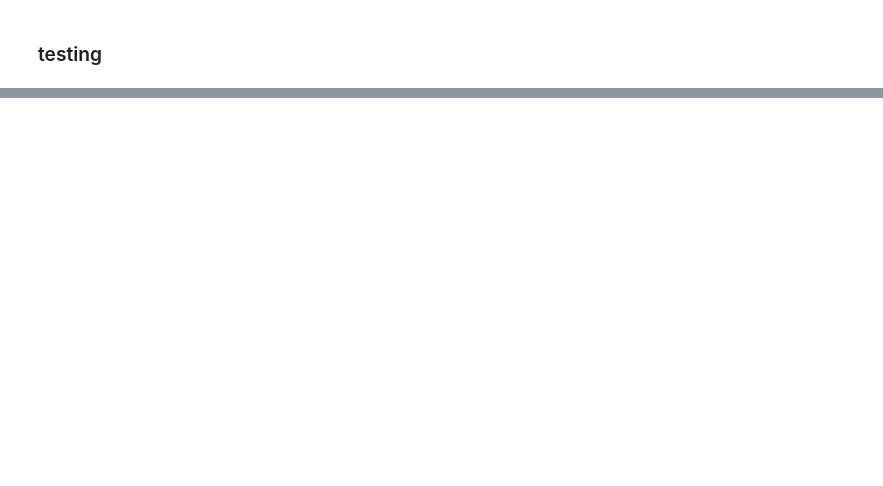
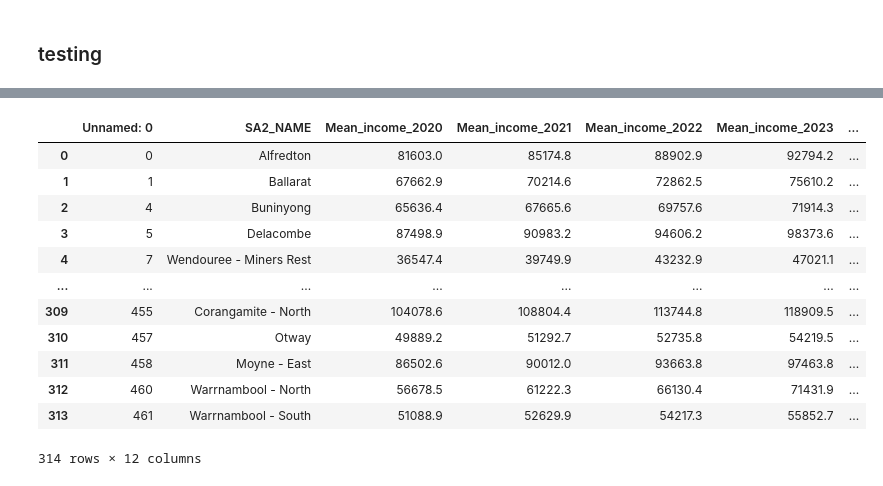
Before and after one commit to MAST30034-Applied-Data-Science/generic-real-estate-consulting-project-18, a Jupyter notebook: notebooks/Summary_notebook.ipynb, the cells around one changed output, grey strips where cells are left out. Saved outputs shown, nothing was run; the diff lists cells and outputs as text; code cells hidden in the pictures; blank space fills up the shorter version.

```diff
--- a/notebooks/Summary_notebook.ipynb
+++ b/notebooks/Summary_notebook.ipynb
@@ -457,0 +648,26 @@ df_reduce.to_csv('./data/curated/reduced_POI_optimal_v2.csv')
+# %%
+SA2_data.reset_index(inplace = True)
+# %%
+# new df with only relevant data
+SA2_data_relevant = pd.DataFrame()
+SA2_data_relevant['SA2'] = SA2_data['SA2 name']
+SA2_data_relevant['mean_price']=SA2_data['mean_price']
+# %%
+# merge df
+future_income_data=future_income_data.merge(SA2_data_relevant, how = 'inner', left_on = 'SA2_NAME', right_on = 'SA2')
+# %%
+future_income_data
+# %% [output]
+|  | Unnamed: 0 | SA2_NAME | Mean_income_2020 | Mean_income_2021 | Mean_income_2022 | Mean_income_2023 | ... |
+| 0 | 0 | Alfredton | 81603.0 | 85174.8 | 88902.9 | 92794.2 | ... |
+| 1 | 1 | Ballarat | 67662.9 | 70214.6 | 72862.5 | 75610.2 | ... |
+| 2 | 4 | Buninyong | 65636.4 | 67665.6 | 69757.6 | 71914.3 | ... |
+| 3 | 5 | Delacombe | 87498.9 | 90983.2 | 94606.2 | 98373.6 | ... |
+| 4 | 7 | Wendouree - Miners Rest | 36547.4 | 39749.9 | 43232.9 | 47021.1 | ... |
+| ... | ... | ... | ... | ... | ... | ... | ... |
+| 309 | 455 | Corangamite - North | 104078.6 | 108804.4 | 113744.8 | 118909.5 | ... |
+| 310 | 457 | Otway | 49889.2 | 51292.7 | 52735.8 | 54219.5 | ... |
+| 311 | 458 | Moyne - East | 86502.6 | 90012.0 | 93663.8 | 97463.8 | ... |
+| 312 | 460 | Warrnambool - North | 56678.5 | 61222.3 | 66130.4 | 71431.9 | ... |
+| 313 | 461 | Warrnambool - South | 51088.9 | 52629.9 | 54217.3 | 55852.7 | ... |
+314 rows × 12 columns
```
Also changed, not shown: parts of 48 cells of this notebook.
